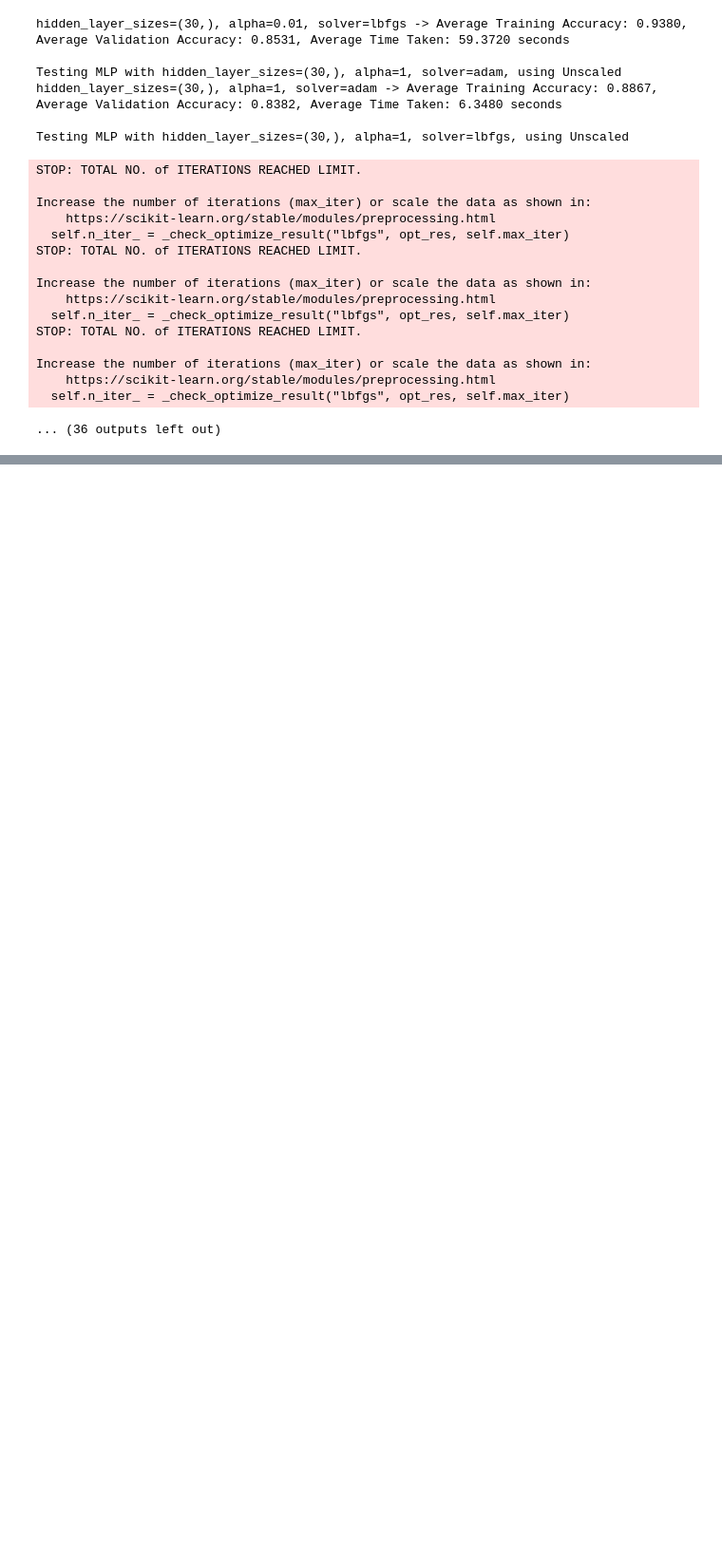
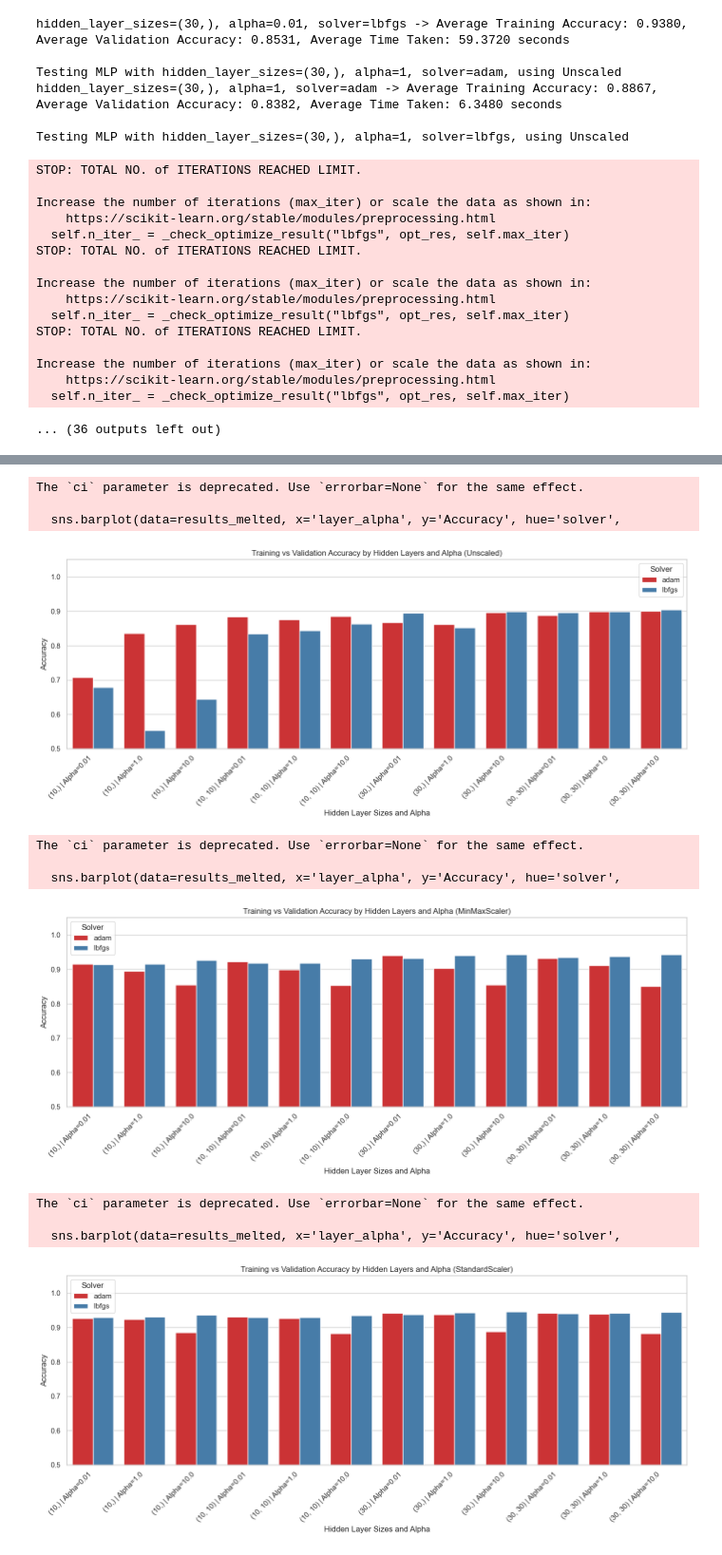
Before and after one commit to mencinas93/SVM-and-MLP, a Jupyter notebook: Homework_4_Encinas_Code.ipynb, the cells around one changed output, grey strips where cells are left out. Shown at 95% size. Cells and saved outputs as stored; diff of their text form; code cells hidden in the pictures; blank space fills up the shorter version.

```diff
--- a/Homework_4_Encinas_Code.ipynb
+++ b/Homework_4_Encinas_Code.ipynb
@@ -972,3 +972,5 @@ Increase the number of iterations (max_iter) or scale the data as shown in:
     https://scikit-learn.org/stable/modules/preprocessing.html
   self.n_iter_ = _check_optimize_result("lbfgs", opt_res, self.max_iter)
 ... (36 outputs left out)
+# %%
+results_df = pd.DataFrame(results)
@@ -974,0 +1038,12 @@ Increase the number of iterations (max_iter) or scale the data as shown in:
+# %%
+import pandas as pd
+
+# Convert the dictionaries to DataFrames
+unscaled_df = pd.DataFrame(data_unscaled)
+minmax_df = pd.DataFrame(data_minmax)
+standard_df = pd.DataFrame(standard_data)
+
+# Display the dataframes (if you're in a Jupyter notebook, for example)
+print(unscaled_df.head())
+print(minmax_df.head())
+print(standard_df.head())
@@ -974,0 +1068,61 @@ Increase the number of iterations (max_iter) or scale the data as shown in:
+# %%
+import seaborn as sns
+import matplotlib.pyplot as plt
+
+# Function to plot bar chart for training and validation accuracy
+def plot_mlp_bar_chart_grouped(results_df, scaler_name):
+    sns.set(style="whitegrid")
+
+    # Reshape the data to stack train and validation accuracy in one column
+    results_melted = results_df.melt(id_vars=['hidden_layer_sizes', 'alpha', 'solver'],
+                                     value_vars=['avg_train_accuracy', 'avg_val_accuracy'],
+                                     var_name='Accuracy Type', value_name='Accuracy')
+
+    # Plot a grouped bar chart
+    plt.figure(figsize=(14, 6))
+
+    # Create a new column combining hidden_layer_sizes and alpha for x-axis labels
+    results_melted['layer_alpha'] = results_melted['hidden_layer_sizes'].astype(str) + " | Alpha=" + results_melted['alpha'].astype(str)
+
+    # Create the barplot
+    sns.barplot(data=results_melted, x='layer_alpha', y='Accuracy', hue='solver',
+                ci=None, palette='Set1')
+
+    # Add title and labels
+    plt.title(f'Training vs Validation Accuracy by Hidden Layers and Alpha ({scaler_name})')
+    plt.xlabel('Hidden Layer Sizes and Alpha')
+    plt.ylabel('Accuracy')
+    plt.ylim(0.5, 1.05)
+
+    # Rotate the x labels for better readability
+    plt.xticks(rotation=45, ha='right')
+
+    # Show the plot
+    plt.legend(title='Solver')
+    plt.tight_layout()
+    plt.show()
+
+# Assuming you have the dataframes for each scaling method:
+# unscaled_df, minmax_df, standard_df
+
+# Plot for Unscaled
+plot_mlp_bar_chart_grouped(unscaled_df, 'Unscaled')
+
+# Plot for MinMaxScaler
+plot_mlp_bar_chart_grouped(minmax_df, 'MinMaxScaler')
+
+# Plot for StandardScaler
+plot_mlp_bar_chart_grouped(standard_df, 'StandardScaler')
+# %% [output]
+The `ci` parameter is deprecated. Use `errorbar=None` for the same effect.
+
+  sns.barplot(data=results_melted, x='layer_alpha', y='Accuracy', hue='solver',
+[figure, added]
+The `ci` parameter is deprecated. Use `errorbar=None` for the same effect.
+
+  sns.barplot(data=results_melted, x='layer_alpha', y='Accuracy', hue='solver',
+[figure, added]
+The `ci` parameter is deprecated. Use `errorbar=None` for the same effect.
+
+  sns.barplot(data=results_melted, x='layer_alpha', y='Accuracy', hue='solver',
+[figure, added]
```
Also changed, not shown: parts of 4 cells of this notebook.
